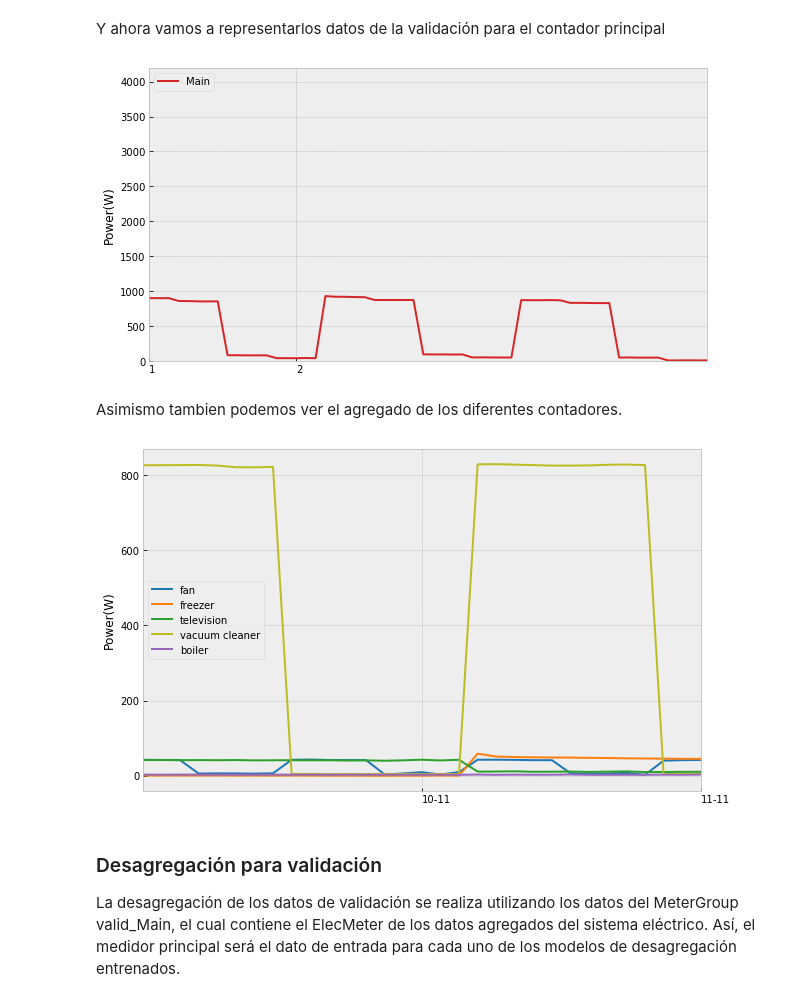
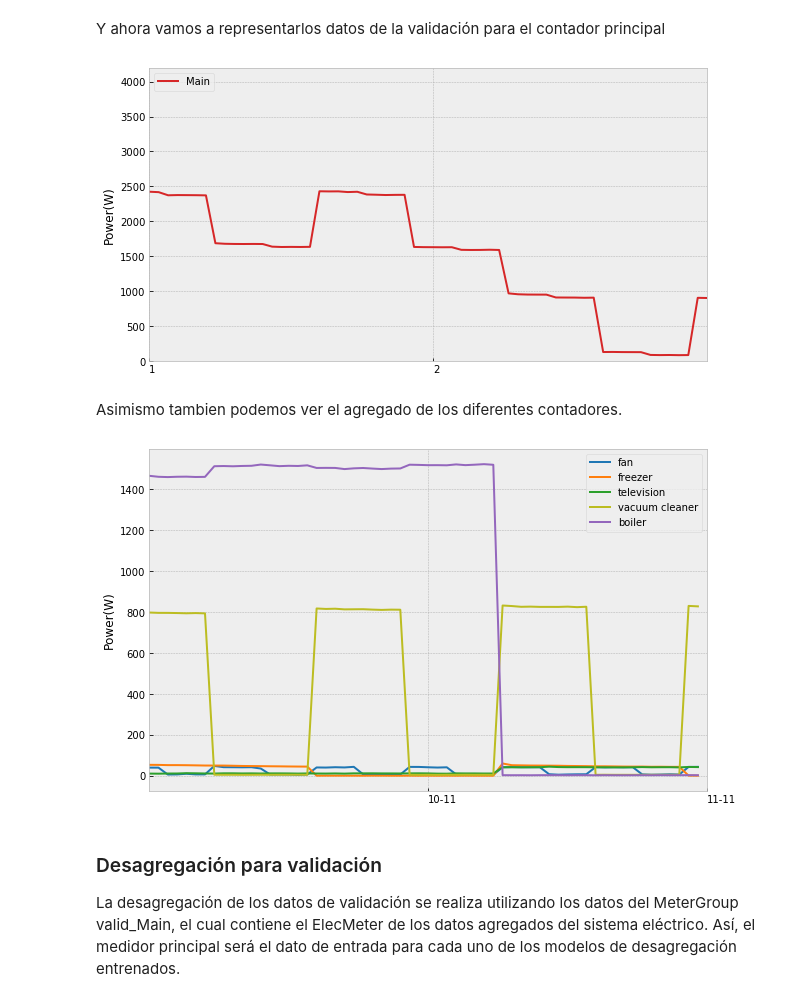
Before and after one commit to crn565/ozm_v2, a Jupyter notebook: 6.- VALIDACION.ipynb, the cells around one changed output. Cells and saved outputs as stored; diff of their text form; code cells hidden in the pictures.

```diff
--- a/6.- VALIDACION.ipynb
+++ b/6.- VALIDACION.ipynb
@@ -26,7 +26,7 @@ Ahora tomamos una franja  horaria para validación  que no ha sido utilizada par
 # %%
 #Set para validación
 valid = DataSet('dsual.h5')
-valid.set_window(start="2022-02-02 12:00:00", end="2022-02-02 12:58:00")
+valid.set_window(start="2022-02-02 11:00:00", end="2022-02-02 12:00:00")
 valid_elec = valid.buildings[1].elec
 
 print('Medidor de cabecera para desagregación:')
@@ -60,9 +60,9 @@ Y ahora vamos a representarlos datos de la validación para el contador principa
 # %%
 rcParams['figure.figsize'] = (10, 6)
 
-t0='2022-02-02 12:00:00+01:00'
-t1='2022-02-02 12:15:00+01:00'
-t2='2022-02-02 12:58:00+01:00'
+t0='2022-02-02 11:00:00+01:00'
+t1='2022-02-02 11:30:00+01:00'
+t2='2022-02-02 12:00:00+01:00'
 
 ax1 = next(valid_Main.load(ac_type='active', sample_period=60, resample_kwargs={'how':'first'}))[t0:t2].plot(c='tab:red')
 ax1.legend(['Main'], loc='upper left') #etiquetas
@@ -74,32 +74,32 @@ ax1.set_ylim(0,4200)
 plt.savefig('./data/images/5.1_Plot_valid_main.svg', bbox_inches='tight', transparent=True)
 pass
 # %% [output]
-[figure, old version]
+[figure, new version]
 # %% [markdown]
 Asimismo tambien podemos ver el agregado de los diferentes contadores.
 # %%
 rcParams['figure.figsize'] = (10, 7)
 
-t0='2022-02-02 12:00:00+01:00'
-t1='2022-02-02 12:15:00+01:00'
-t2='2022-02-02 12:30:00+01:00'
+t0='2022-02-02 11:00:00+01:00'
+t1='2022-02-02 11:30:00+01:00'
+t2='2022-02-02 12:00:00+01:00'
 
 ax2 = valid_Devices.dataframe_of_meters(ac_type='active', sample_period=60, resample_kwargs={'how':'first'})[t0:t2].plot()
 #colores
 colors=['tab:blue','tab:orange','tab:green','tab:olive','tab:purple']
 c=0
 for col in colors:
     ax2.get_lines()[c].set_color(col)
     c=c+1
 ax2.legend(list(Meters.values())[1:6])
 ax2.minorticks_off()
 ax2.set(xticks=(t1, t2))
 ax2.set_xticklabels(labels=['10-11','11-11'], ha='left', rotation=0)
 ax2.set_ylabel('Power(W)')
 plt.savefig('./data/images/5.2_Plot_valid_devices.svg', bbox_inches='tight', transparent=True)
 pass
 # %% [output]
-[figure, old version]
+[figure, new version]
 # %% [markdown]
 ### Desagregación para validación
 
```
Also changed, not shown: parts of 5 cells of this notebook, 2 other files.
